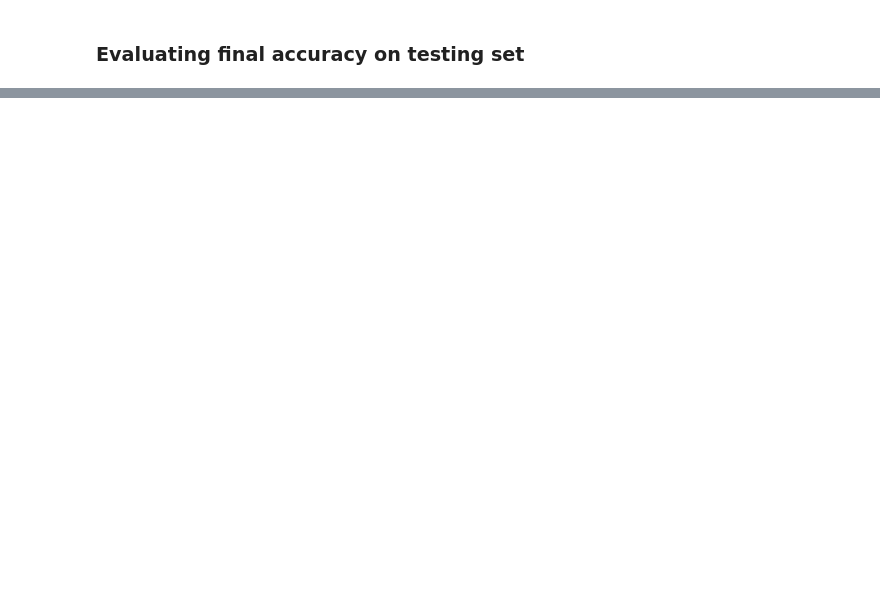
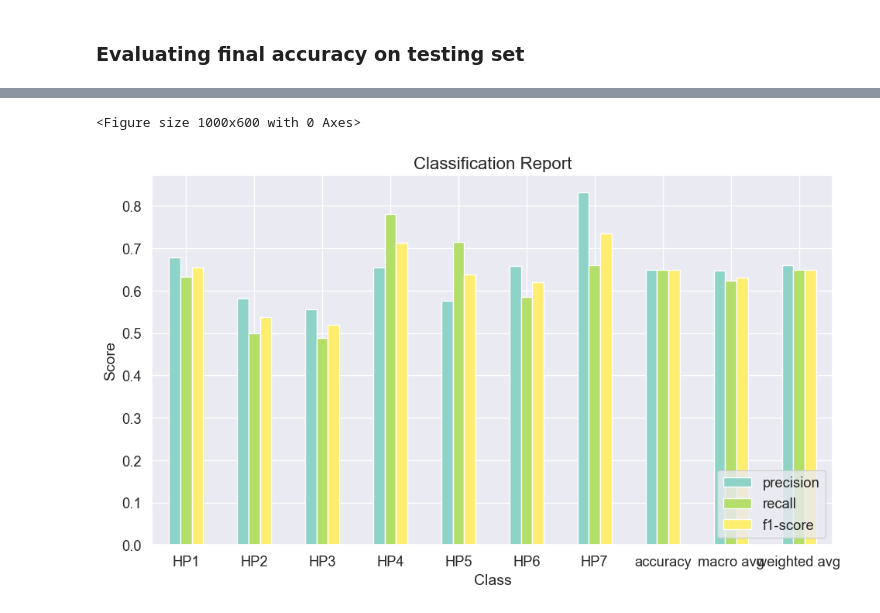
Before and after one commit to dami2106/Natural-Language-Processing, a Jupyter notebook: Lab_2/test.ipynb, the cells around one changed output, grey strips where cells are left out. Saved outputs shown, nothing was run; the diff lists cells and outputs as text; code cells hidden in the pictures; blank space fills up the shorter version.

```diff
--- a/Lab_2/test.ipynb
+++ b/Lab_2/test.ipynb
@@ -87,8 +88,8 @@ def classify(page, delta = 0.01):
 # %% [markdown]
 ### Testing different values of delta on valdiation set
 # %%
-deltas = [0.5, 0.1, 0.01, 0.001, 0.0001]
-# deltas =  np.linspace(0.01, 0.001, 5)
+deltas = [0.01, 0.001, 0.0001, 0.00005, 0.00001, 5e-6, 1e-6, 5e-7, 1e-7, 5e-8]
+accuracies = []
 print("Testing delta values : ", deltas)
 best_delta = 0
 best_accuracy = 0
@@ -100,10 +101,13 @@ for delta in deltas:
     tot = np.sum(cm)
     correct = np.sum(np.diagonal(cm))
     accuracy = correct/tot * 100
+    accuracies.append(accuracy)
 
     if accuracy > best_accuracy:
         best_accuracy = accuracy
         best_delta = delta
 
     print(f"Accuracy for delta = {delta} is {accuracy}")
+
+print(f"Best delta value is {best_delta} with accuracy {best_accuracy}")
 # %% [output]
@@ -158,0 +173,18 @@ Accuracy for delta on testing set is 64.75583864118896
+# %%
+# Convert the classification report to a pandas DataFrame for easier manipulation
+report = classification_report(test_labels, predicted, target_names=['HP1', 'HP2', 'HP3', 'HP4', 'HP5', 'HP6', 'HP7'], output_dict=True)
+report_df = pd.DataFrame(report).transpose()
+
+# Plot the precision, recall, and F1-score using a bar chart
+plt.figure(figsize=(10, 6))
+report_df[['precision', 'recall', 'f1-score']].plot(kind='bar', colormap='Set3', figsize=(10, 6))
+plt.xticks(rotation=0)
+plt.xlabel('Class', fontsize=14)
+plt.ylabel('Score', fontsize=14)
+plt.title('Classification Report', fontsize=16)
+plt.legend(loc='lower right')
+plt.tight_layout()
+plt.savefig('classification_report.png', dpi=300)
+# %% [output]
+<Figure size 1000x600 with 0 Axes>
+[figure, added]
```
Also changed, not shown: parts of 9 cells of this notebook, 5 other files.
